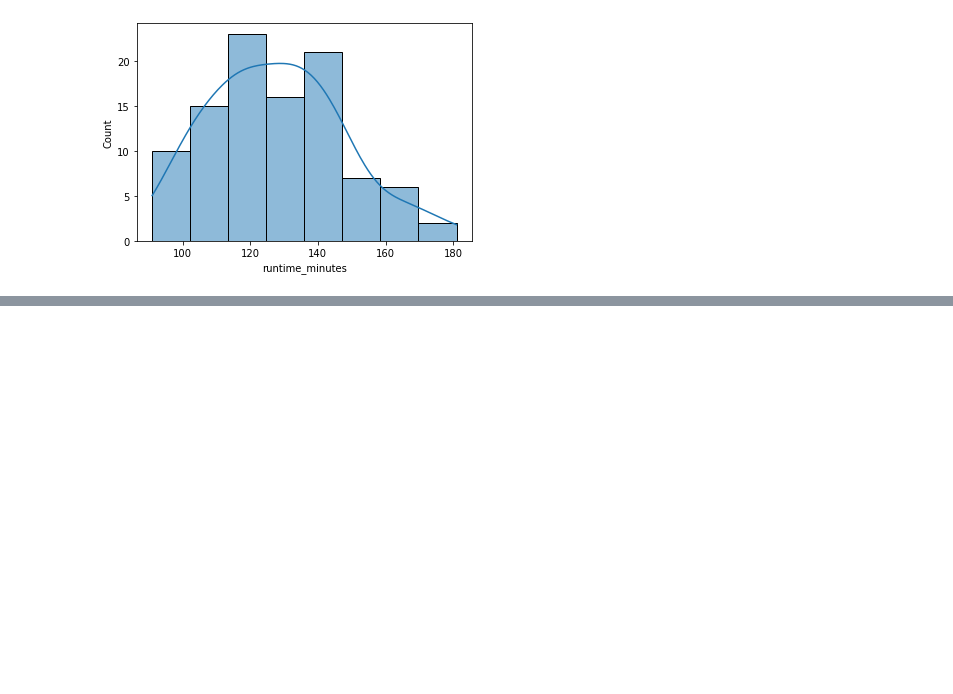
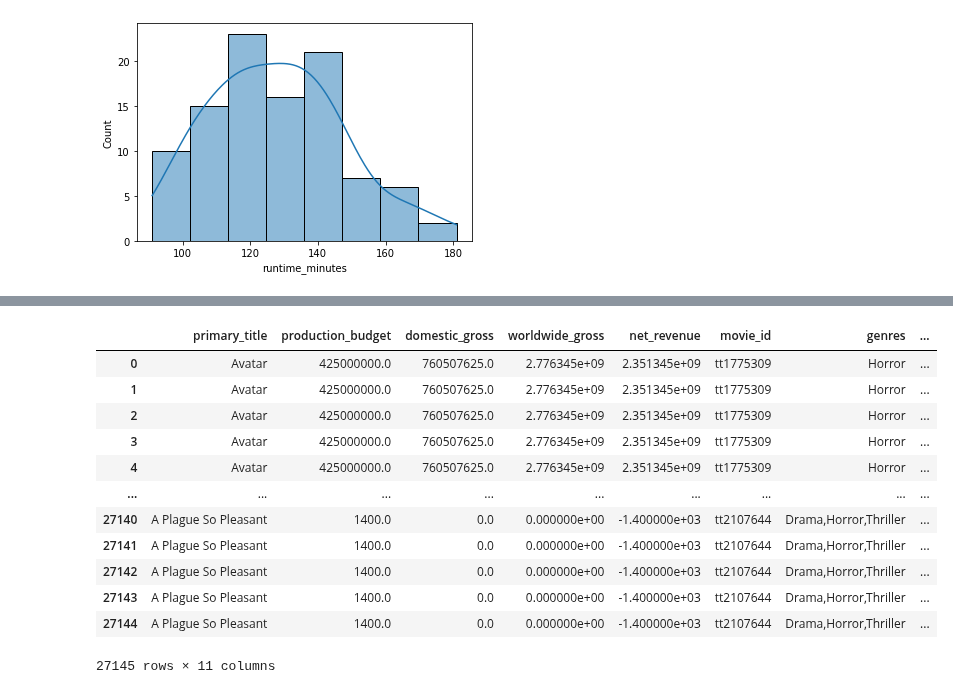
Before and after one commit to reboyce/Gilbert-Team-Repo, a Jupyter notebook: Notebooks/Chris Notebook.ipynb, the cells around one changed output, grey strips where cells are left out. Cells and saved outputs as stored; diff of their text form; code cells hidden in the pictures; blank space fills up the shorter version.

```diff
--- a/Notebooks/Chris Notebook.ipynb
+++ b/Notebooks/Chris Notebook.ipynb
@@ -258,0 +313,6 @@ top_100_rt_hist;
+# %%
+# Removing commas from budget columns to allow for manipulation
+budgets['production_budget'] = budgets['production_budget'].str.replace(',','')
+budgets['domestic_gross'] = budgets['domestic_gross'].str.replace(',','')
+budgets['worldwide_gross'] = budgets['worldwide_gross'].str.replace(',','')
+budgets.head()
@@ -258,0 +414,20 @@ top_100_rt_hist;
+# %%
+principal_persons = pd.merge(principals, persons, how='inner', on='person_id')
+budget_movie_info = pd.merge(budgets, movie_info, how='inner', on='primary_title')
+principal_revenue = pd.merge(budget_movie_info, principal_persons, how='inner', on='movie_id')
+principal_revenue = principal_revenue.drop(columns=['primary_profession', 'death_year', 'birth_year', 'runtime_minutes', 'start_year', 'original_title', 'job', 'characters', 'numvotes', 'averagerating'])
+principal_revenue
+# %% [output]
+|  | primary_title | production_budget | domestic_gross | worldwide_gross | net_revenue | movie_id | genres | ... |
+| 0 | Avatar | 425000000.0 | 760507625.0 | 2.776345e+09 | 2.351345e+09 | tt1775309 | Horror | ... |
+| 1 | Avatar | 425000000.0 | 760507625.0 | 2.776345e+09 | 2.351345e+09 | tt1775309 | Horror | ... |
+| 2 | Avatar | 425000000.0 | 760507625.0 | 2.776345e+09 | 2.351345e+09 | tt1775309 | Horror | ... |
+| 3 | Avatar | 425000000.0 | 760507625.0 | 2.776345e+09 | 2.351345e+09 | tt1775309 | Horror | ... |
+| 4 | Avatar | 425000000.0 | 760507625.0 | 2.776345e+09 | 2.351345e+09 | tt1775309 | Horror | ... |
+| ... | ... | ... | ... | ... | ... | ... | ... | ... |
+| 27140 | A Plague So Pleasant | 1400.0 | 0.0 | 0.000000e+00 | -1.400000e+03 | tt2107644 | Drama,Horror,Thriller | ... |
+| 27141 | A Plague So Pleasant | 1400.0 | 0.0 | 0.000000e+00 | -1.400000e+03 | tt2107644 | Drama,Horror,Thriller | ... |
+| 27142 | A Plague So Pleasant | 1400.0 | 0.0 | 0.000000e+00 | -1.400000e+03 | tt2107644 | Drama,Horror,Thriller | ... |
+| 27143 | A Plague So Pleasant | 1400.0 | 0.0 | 0.000000e+00 | -1.400000e+03 | tt2107644 | Drama,Horror,Thriller | ... |
+| 27144 | A Plague So Pleasant | 1400.0 | 0.0 | 0.000000e+00 | -1.400000e+03 | tt2107644 | Drama,Horror,Thriller | ... |
+27145 rows × 11 columns
```
Also changed, not shown: parts of 30 cells of this notebook.
